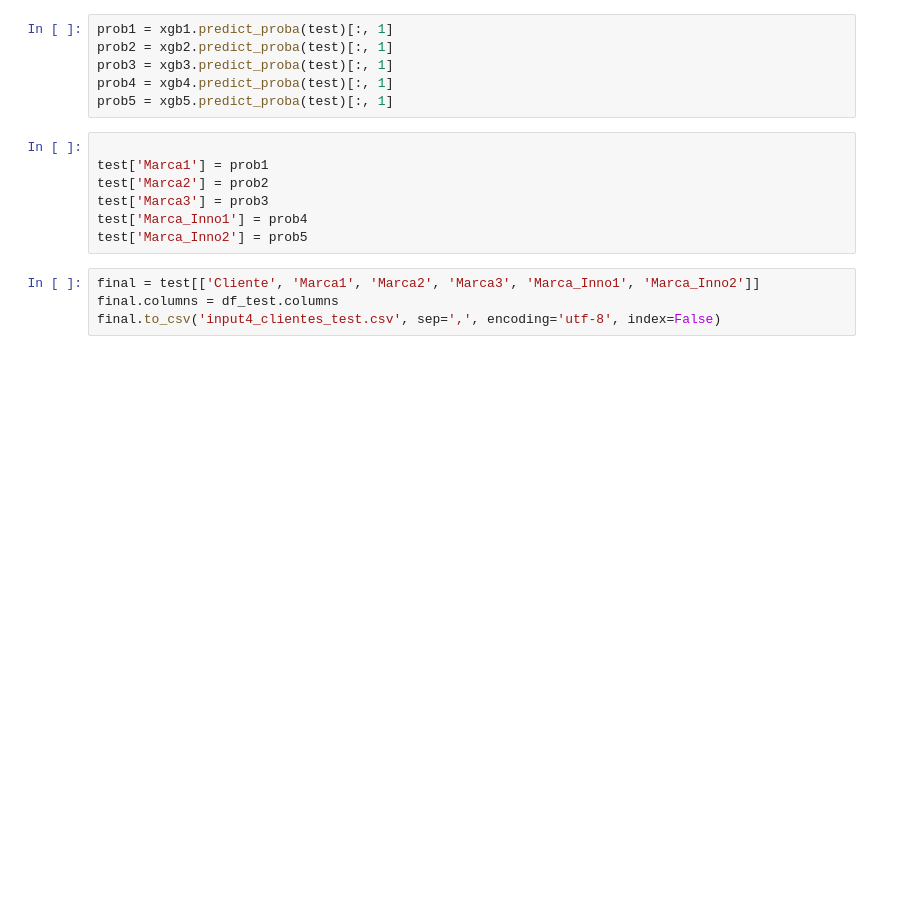
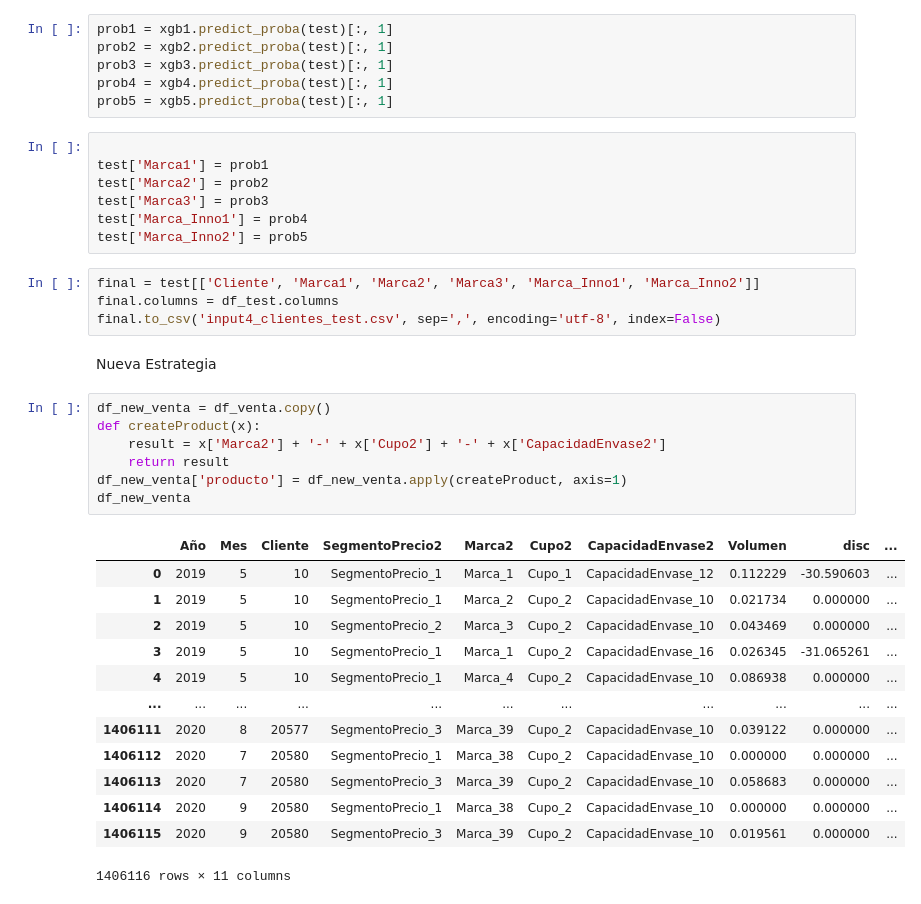
Before and after one commit to edward0rtiz/brewingthecode_COL, a Jupyter notebook: DataCup_2020_1.0.ipynb, the cells around one changed output. Saved outputs shown, nothing was run; the diff lists cells and outputs as text; blank space fills up the shorter version.

```diff
--- a/DataCup_2020_1.0.ipynb
+++ b/DataCup_2020_1.0.ipynb
@@ -643,3 +646,26 @@ test['Marca_Inno2'] = prob5
 final = test[['Cliente', 'Marca1', 'Marca2', 'Marca3', 'Marca_Inno1', 'Marca_Inno2']]
 final.columns = df_test.columns
 final.to_csv('input4_clientes_test.csv', sep=',', encoding='utf-8', index=False)
+# %% [markdown]
+Nueva Estrategia
+# %%
+df_new_venta = df_venta.copy()
+def createProduct(x):
+    result = x['Marca2'] + '-' + x['Cupo2'] + '-' + x['CapacidadEnvase2']
+    return result
+df_new_venta['producto'] = df_new_venta.apply(createProduct, axis=1)
+df_new_venta
+# %% [output]
+|  | Año | Mes | Cliente | SegmentoPrecio2 | Marca2 | Cupo2 | CapacidadEnvase2 | Volumen | disc | ... |
+| 0 | 2019 | 5 | 10 | SegmentoPrecio_1 | Marca_1 | Cupo_1 | CapacidadEnvase_12 | 0.112229 | -30.590603 | ... |
+| 1 | 2019 | 5 | 10 | SegmentoPrecio_1 | Marca_2 | Cupo_2 | CapacidadEnvase_10 | 0.021734 | 0.000000 | ... |
+| 2 | 2019 | 5 | 10 | SegmentoPrecio_2 | Marca_3 | Cupo_2 | CapacidadEnvase_10 | 0.043469 | 0.000000 | ... |
+| 3 | 2019 | 5 | 10 | SegmentoPrecio_1 | Marca_1 | Cupo_2 | CapacidadEnvase_16 | 0.026345 | -31.065261 | ... |
+| 4 | 2019 | 5 | 10 | SegmentoPrecio_1 | Marca_4 | Cupo_2 | CapacidadEnvase_10 | 0.086938 | 0.000000 | ... |
+| ... | ... | ... | ... | ... | ... | ... | ... | ... | ... | ... |
+| 1406111 | 2020 | 8 | 20577 | SegmentoPrecio_3 | Marca_39 | Cupo_2 | CapacidadEnvase_10 | 0.039122 | 0.000000 | ... |
+| 1406112 | 2020 | 7 | 20580 | SegmentoPrecio_1 | Marca_38 | Cupo_2 | CapacidadEnvase_10 | 0.000000 | 0.000000 | ... |
+| 1406113 | 2020 | 7 | 20580 | SegmentoPrecio_3 | Marca_39 | Cupo_2 | CapacidadEnvase_10 | 0.058683 | 0.000000 | ... |
+| 1406114 | 2020 | 9 | 20580 | SegmentoPrecio_1 | Marca_38 | Cupo_2 | CapacidadEnvase_10 | 0.000000 | 0.000000 | ... |
+| 1406115 | 2020 | 9 | 20580 | SegmentoPrecio_3 | Marca_39 | Cupo_2 | CapacidadEnvase_10 | 0.019561 | 0.000000 | ... |
+1406116 rows × 11 columns
```
Also changed, not shown: parts of 55 cells of this notebook.
